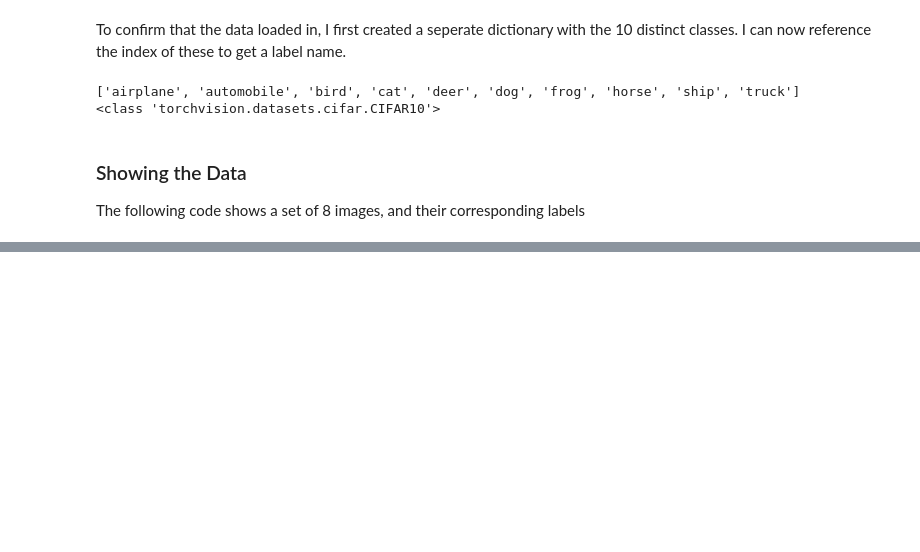
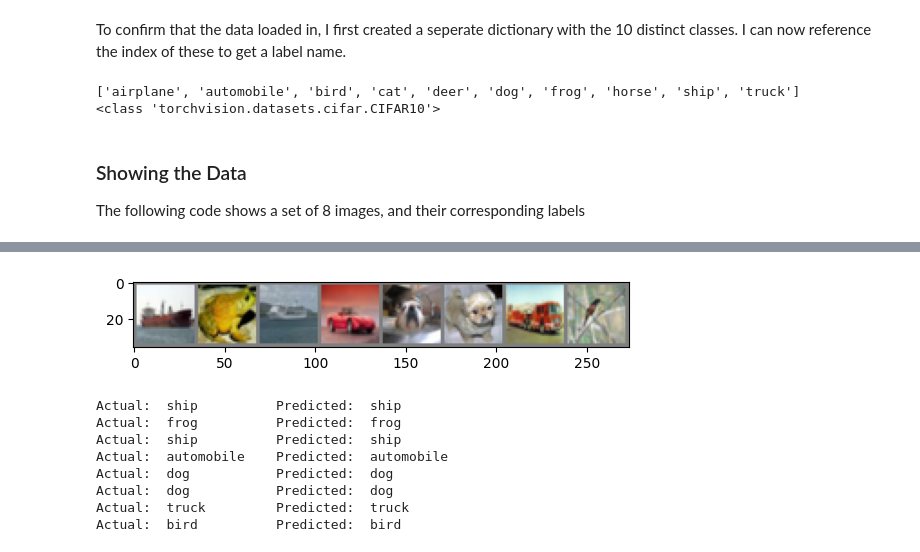
Before and after one commit to cehune/CIFAR-10-Image-Classifier, a Jupyter notebook: CIFAR-10 Classifier.ipynb, the cells around one changed output, grey strips where cells are left out. Saved outputs shown, nothing was run; the diff lists cells and outputs as text; code cells hidden in the pictures; blank space fills up the shorter version.

```diff
--- a/CIFAR-10 Classifier.ipynb
+++ b/CIFAR-10 Classifier.ipynb
@@ -257,0 +257,26 @@ Actual:  frog          Predicted:  frog
+# %%
+PATH = './cifar_net.pth'
+torch.save(net.state_dict(), PATH)
+
+data_iter = iter(test_loader)
+images, labels = next(data_iter)
+
+# print images
+imshow(torchvision.utils.make_grid(images))
+outputs = net(images)
+_, predicted = torch.max(outputs, 1)
+
+#outputting the actual and predicted classes of each image
+for pred_img in range(8):
+    print("Actual: ", ''.join(f'{classes[labels[pred_img]]:10s}'),
+          "   Predicted: ",''.join(f'{classes[predicted[pred_img]]:5s}'))
+# %% [output]
+[figure, added]
+Actual:  ship          Predicted:  ship
+Actual:  frog          Predicted:  frog
+Actual:  ship          Predicted:  ship
+Actual:  automobile    Predicted:  automobile
+Actual:  dog           Predicted:  dog
+Actual:  dog           Predicted:  dog
+Actual:  truck         Predicted:  truck
+Actual:  bird          Predicted:  bird
```
Also changed, not shown: parts of 14 cells of this notebook.
